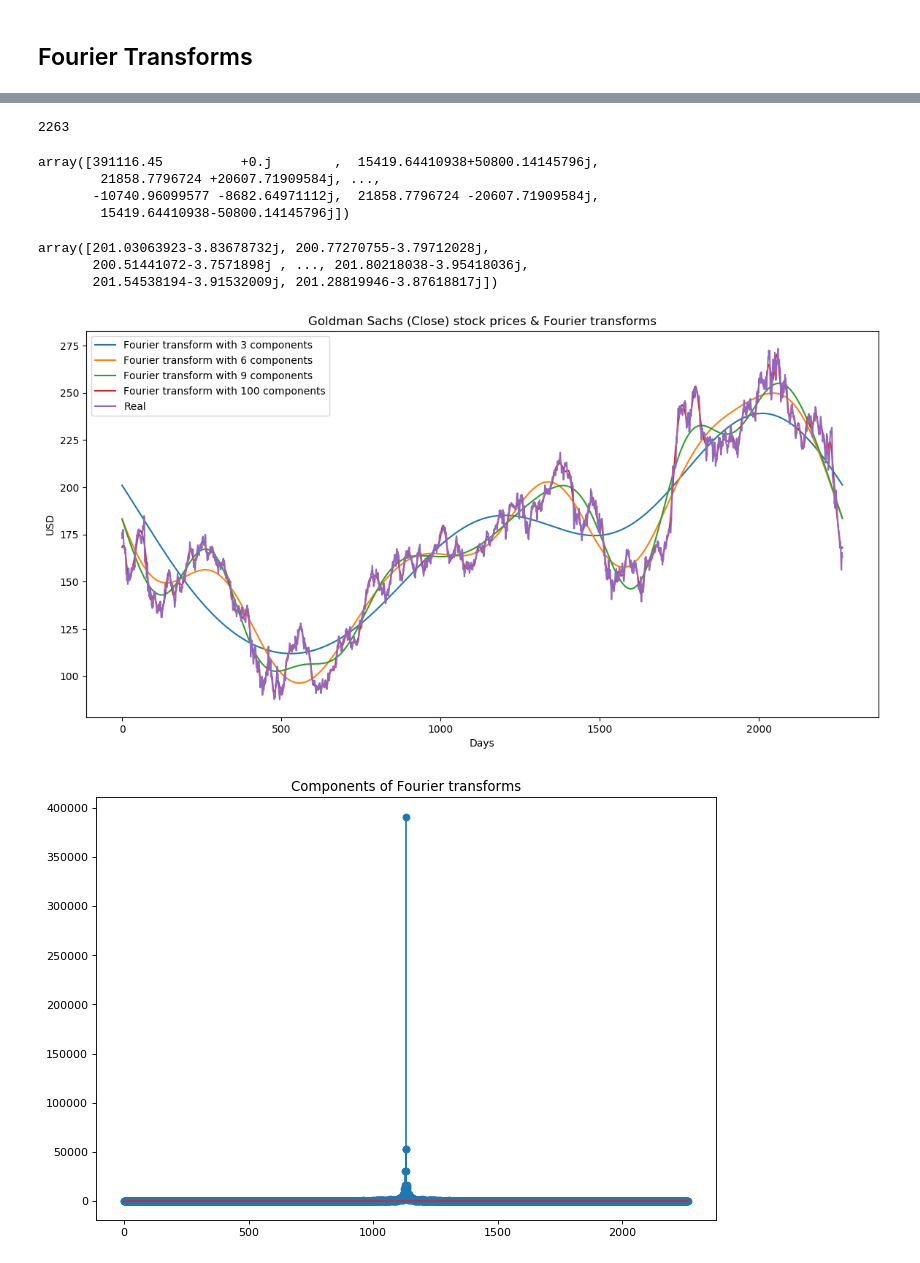
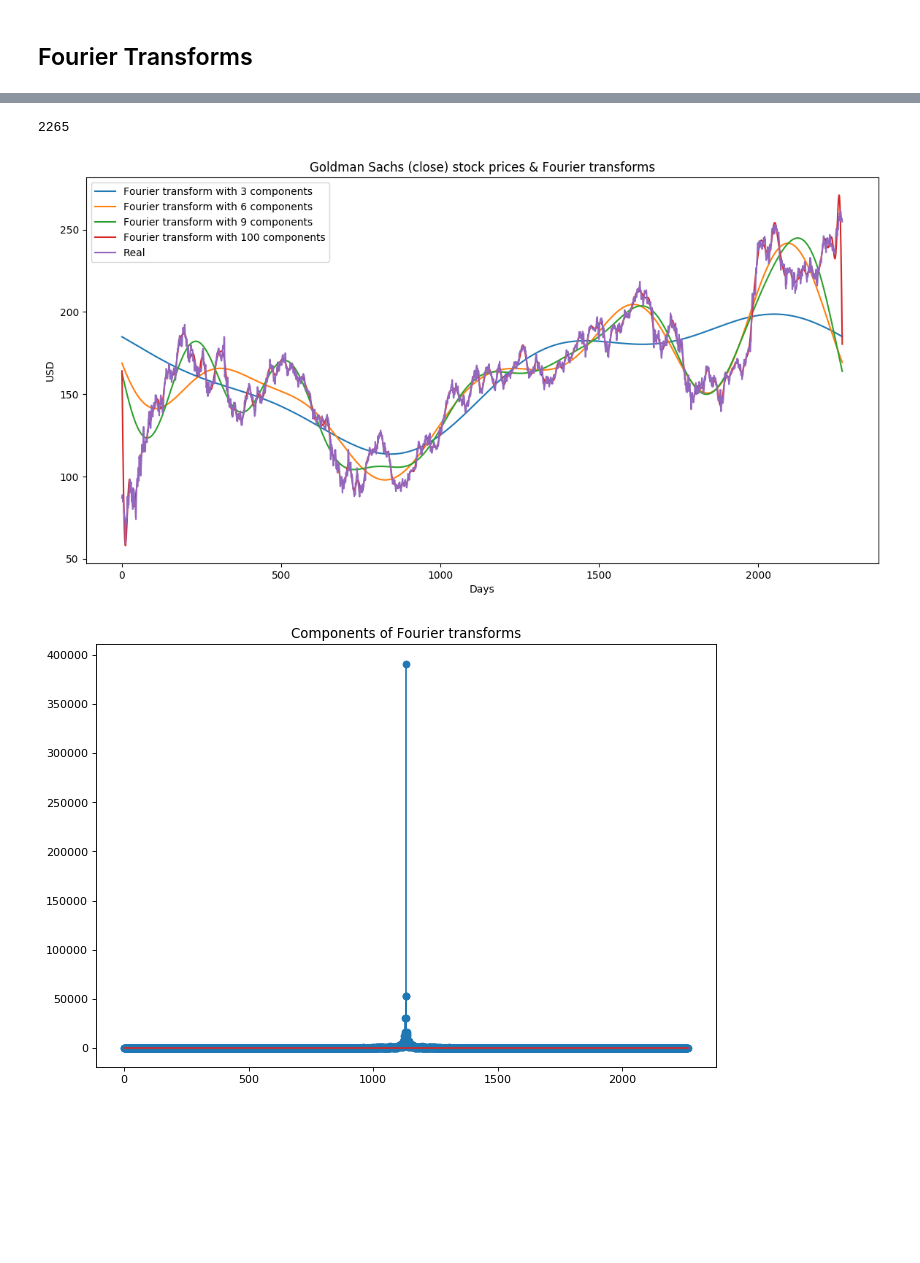
Before and after one commit to angshenting/stockprediction, a Jupyter notebook: Stock Trading Features.ipynb, the cells around one changed output, grey strips where cells are left out. Saved outputs shown, nothing was run; the diff lists cells and outputs as text; code cells hidden in the pictures; blank space fills up the shorter version.

```diff
--- a/Stock Trading Features.ipynb
+++ b/Stock Trading Features.ipynb
@@ -37 +37,3 @@ msft_df = pd.read_csv('data/MSFT.csv', header=0, parse_dates=[0], date_parser=pa
+# %%
+gs_df = pd.read_csv('data/GS.csv', header=0, parse_dates=[-1])
 # %%
@@ -223,3 +190,5 @@ def plot_fft(in_df, fft_df, var, label):
     plt.title(label + ' (' + var + ') stock prices & Fourier transforms')
     plt.legend()
     plt.show()
+# %%
+gs_FT_df = calc_fft_feat(gs_df, 'close')
@@ -235,4 +213,4 @@ array([391116.45          +0.j        ,  15419.64410938+50800.14145796j,
 # %%
 len(fft_list)
 # %% [output]
-2263
+2265
@@ -243,20 +217,7 @@ fft_list_m10[3:-3]=0
-# %%
-fft_list_m10
-# %% [output]
-array([391116.45          +0.j        ,  15419.64410938+50800.14145796j,
-        21858.7796724 +20607.71909584j, ...,
-       -10740.96099577 -8682.64971112j,  21858.7796724 -20607.71909584j,
-        15419.64410938-50800.14145796j])
-# %%
-np.fft.ifft(fft_list_m10)
-# %% [output]
-array([201.03063923-3.83678732j, 200.77270755-3.79712028j,
-       200.51441072-3.7571898j , ..., 201.80218038-3.95418036j,
-       201.54538194-3.91532009j, 201.28819946-3.87618817j])
 # %%
-plot_fft(gs_df, gs_FT_df, 'Close', 'Goldman Sachs')
+plot_fft(gs_df, gs_FT_df, 'close', 'Goldman Sachs')
 # %% [output]
-[figure, old version]
+[figure, new version]
 # %%
 from collections import deque
 items = deque(np.asarray(gs_FT_df['absolute'].tolist()))
```
Also changed, not shown: parts of 75 cells of this notebook.
